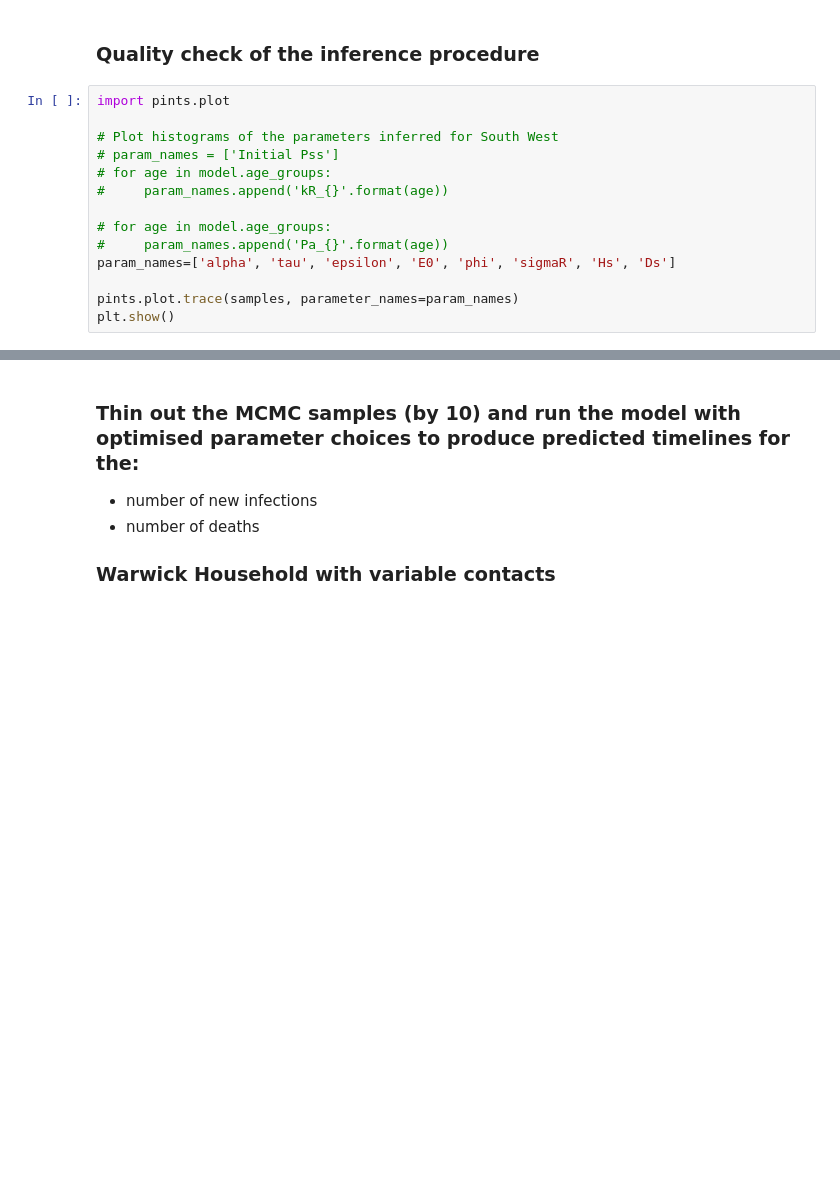
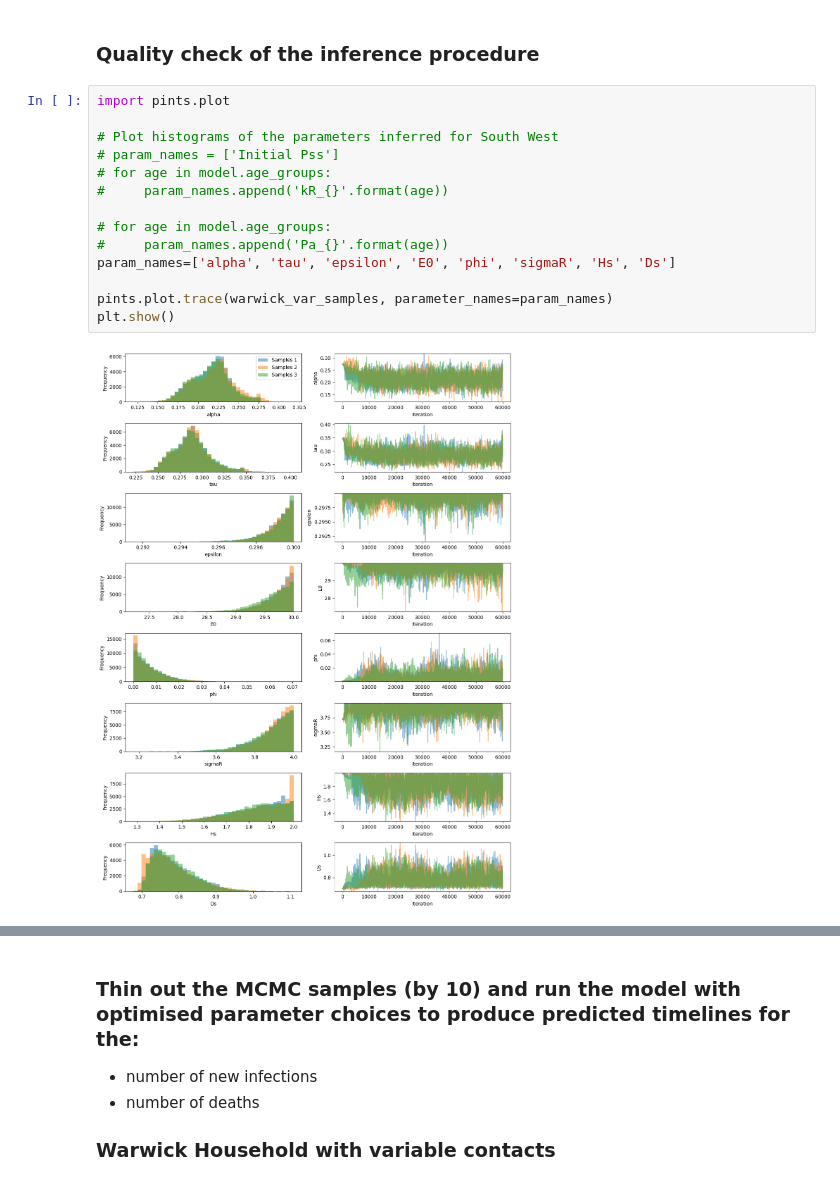
Before and after one commit to I-Bouros/multi-epi-model-cross-analysis, a Jupyter notebook: epimodels/examples/seir_comparison/phe_vs_roche_vs_warwick_comparison_fs.ipynb, the cells around one changed output, grey strips where cells are left out. Cells and saved outputs as stored; diff of their text form; blank space fills up the shorter version.

Commit message:
add warwick model

```diff
--- a/epimodels/examples/seir_comparison/phe_vs_roche_vs_warwick_comparison_fs.ipynb
+++ b/epimodels/examples/seir_comparison/phe_vs_roche_vs_warwick_comparison_fs.ipynb
@@ -1376,17 +1360,19 @@ AttributeError: 'WarwickSEIRModel' object has no attribute 'social_distancing_pa
 # %%
 import pints.plot
 
 # Plot histograms of the parameters inferred for South West
 # param_names = ['Initial Pss']
 # for age in model.age_groups:
 #     param_names.append('kR_{}'.format(age))
 
 # for age in model.age_groups:
 #     param_names.append('Pa_{}'.format(age))
 param_names=['alpha', 'tau', 'epsilon', 'E0', 'phi', 'sigmaR', 'Hs', 'Ds']
 
-pints.plot.trace(samples, parameter_names=param_names)
+pints.plot.trace(warwick_var_samples, parameter_names=param_names)
 plt.show()
+# %% [output]
+[figure, added]
 # %%
 # Eliminate burn-in iterations (1/2 of the chain lengths)
 warwick_var_samples = warwick_var_samples[:, 30000:, :]
```
Also changed, not shown: parts of 18 cells of this notebook, 22 other files.
